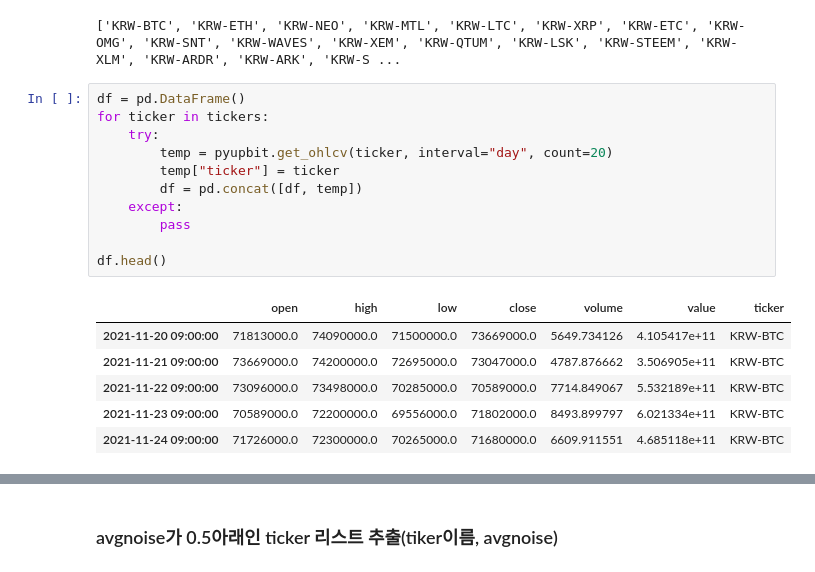
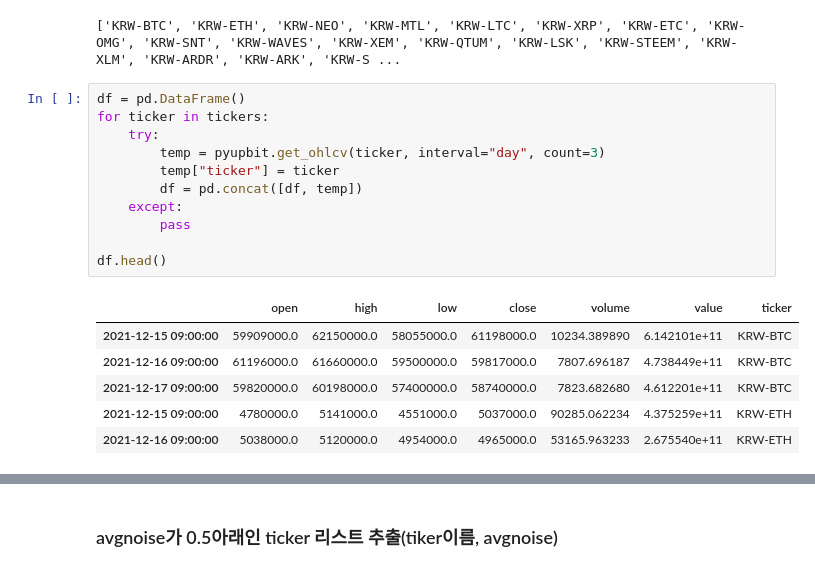
Before and after one commit to zinhyeok/bitcoin_autotrade, a Jupyter notebook: 노이즈 기반 종목 탐색 및 자동매매.ipynb, the cells around one changed output, grey strips where cells are left out. Cells and saved outputs as stored; diff of their text form.

```diff
--- a/노이즈 기반 종목 탐색 및 자동매매.ipynb
+++ b/노이즈 기반 종목 탐색 및 자동매매.ipynb
@@ -41,21 +41,21 @@ print(tickers)
 # %%
 df = pd.DataFrame()
 for ticker in tickers:
     try:
-        temp = pyupbit.get_ohlcv(ticker, interval="day", count=20)
+        temp = pyupbit.get_ohlcv(ticker, interval="day", count=3)
         temp["ticker"] = ticker
         df = pd.concat([df, temp])
     except:
         pass
 
 df.head()
 # %% [output]
 |  | open | high | low | close | volume | value | ticker |
-| 2021-11-20 09:00:00 | 71813000.0 | 74090000.0 | 71500000.0 | 73669000.0 | 5649.734126 | 4.105417e+11 | KRW-BTC |
-| 2021-11-21 09:00:00 | 73669000.0 | 74200000.0 | 72695000.0 | 73047000.0 | 4787.876662 | 3.506905e+11 | KRW-BTC |
-| 2021-11-22 09:00:00 | 73096000.0 | 73498000.0 | 70285000.0 | 70589000.0 | 7714.849067 | 5.532189e+11 | KRW-BTC |
-| 2021-11-23 09:00:00 | 70589000.0 | 72200000.0 | 69556000.0 | 71802000.0 | 8493.899797 | 6.021334e+11 | KRW-BTC |
-| 2021-11-24 09:00:00 | 71726000.0 | 72300000.0 | 70265000.0 | 71680000.0 | 6609.911551 | 4.685118e+11 | KRW-BTC |
+| 2021-12-15 09:00:00 | 59909000.0 | 62150000.0 | 58055000.0 | 61198000.0 | 10234.389890 | 6.142101e+11 | KRW-BTC |
+| 2021-12-16 09:00:00 | 61196000.0 | 61660000.0 | 59500000.0 | 59817000.0 | 7807.696187 | 4.738449e+11 | KRW-BTC |
+| 2021-12-17 09:00:00 | 59820000.0 | 60198000.0 | 57400000.0 | 58740000.0 | 7823.682680 | 4.612201e+11 | KRW-BTC |
+| 2021-12-15 09:00:00 | 4780000.0 | 5141000.0 | 4551000.0 | 5037000.0 | 90285.062234 | 4.375259e+11 | KRW-ETH |
+| 2021-12-16 09:00:00 | 5038000.0 | 5120000.0 | 4954000.0 | 4965000.0 | 53165.963233 | 2.675540e+11 | KRW-ETH |
 # %%
 df_noise = pd.DataFrame()
 for ticker in tickers:
```
Also changed, not shown: parts of 7 cells of this notebook, 1 other file.
